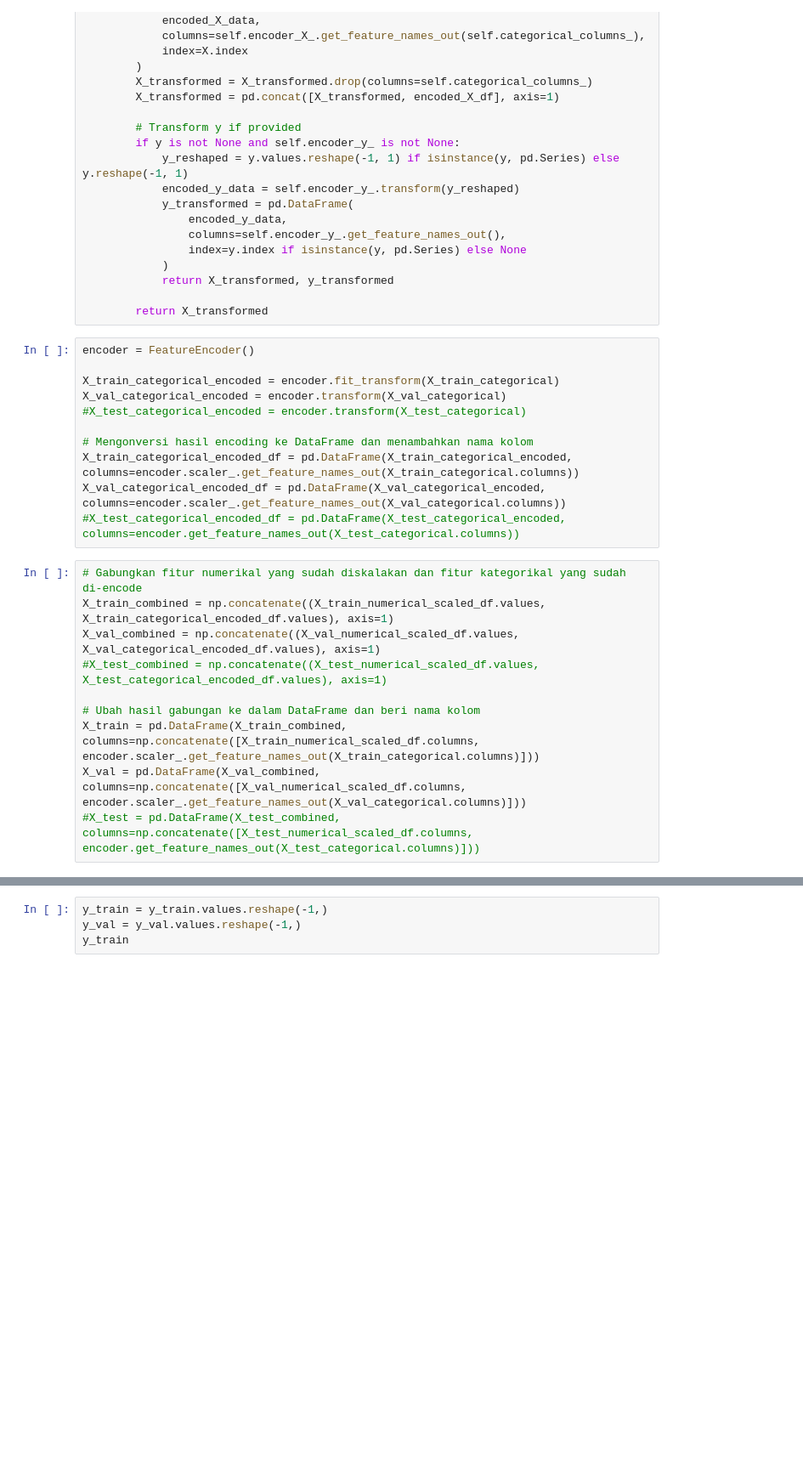
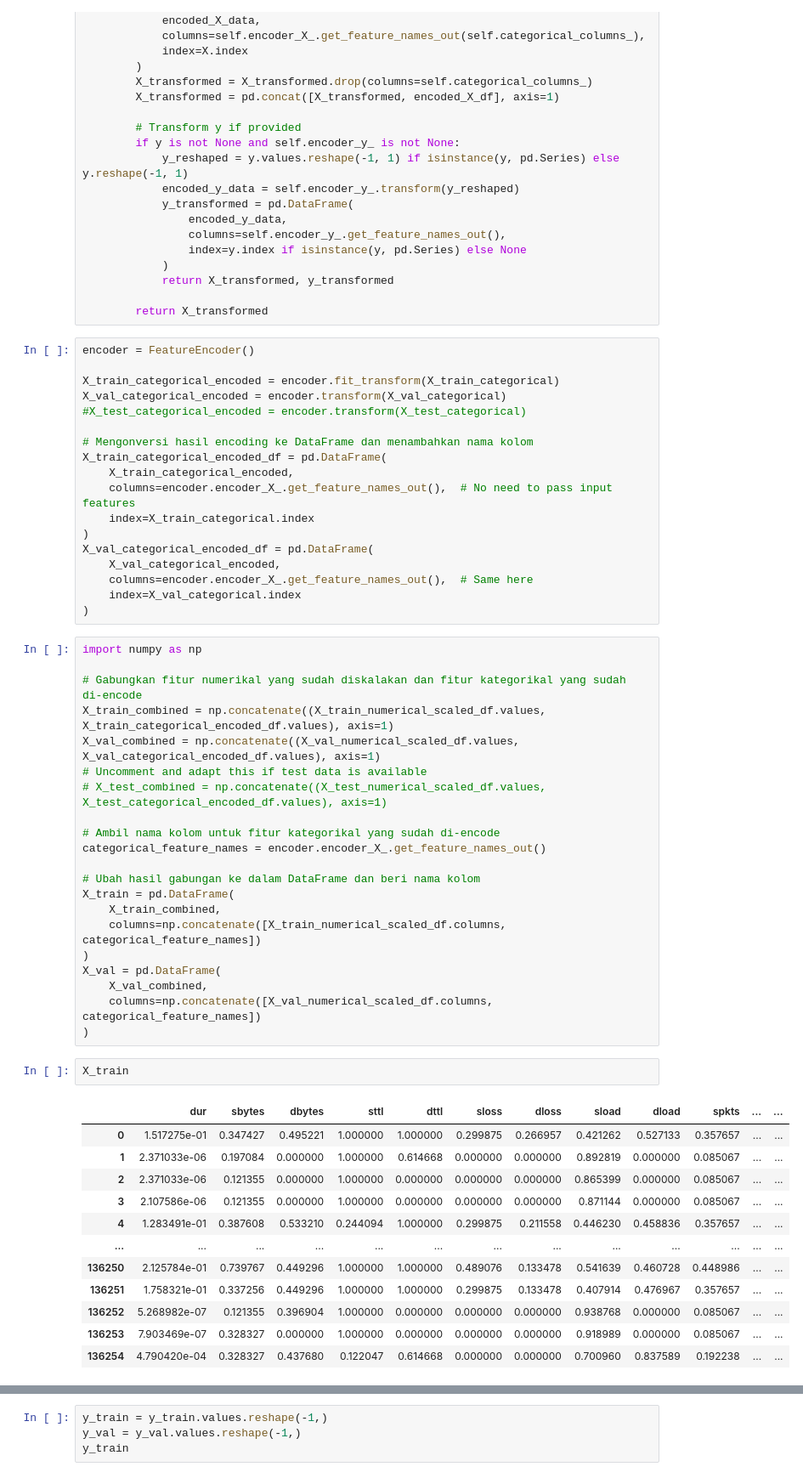
Before and after one commit to Kharris-Khisunica/Tubes2AI-Kelompok36, a Jupyter notebook: src/Copy_of_Tubes_2_AI_Kelompok_36.ipynb, the cells around one changed output, grey strips where cells are left out. Shown at 85% size. Saved outputs shown, nothing was run; the diff lists cells and outputs as text; blank space fills up the shorter version.

```diff
--- a/src/Copy_of_Tubes_2_AI_Kelompok_36.ipynb
+++ b/src/Copy_of_Tubes_2_AI_Kelompok_36.ipynb
@@ -947,16 +932,49 @@ X_val_categorical_encoded = encoder.transform(X_val_categorical)
 #X_test_categorical_encoded = encoder.transform(X_test_categorical)
 
 # Mengonversi hasil encoding ke DataFrame dan menambahkan nama kolom
-X_train_categorical_encoded_df = pd.DataFrame(X_train_categorical_encoded, columns=encoder.scaler_.get_feature_names_out(X_train_categorical.columns))
-X_val_categorical_encoded_df = pd.DataFrame(X_val_categorical_encoded, columns=encoder.scaler_.get_feature_names_out(X_val_categorical.columns))
-#X_test_categorical_encoded_df = pd.DataFrame(X_test_categorical_encoded, columns=encoder.get_feature_names_out(X_test_categorical.columns))
+X_train_categorical_encoded_df = pd.DataFrame(
+    X_train_categorical_encoded,
+    columns=encoder.encoder_X_.get_feature_names_out(),  # No need to pass input features
+    index=X_train_categorical.index
+)
+X_val_categorical_encoded_df = pd.DataFrame(
+    X_val_categorical_encoded,
+    columns=encoder.encoder_X_.get_feature_names_out(),  # Same here
+    index=X_val_categorical.index
+)
 # %%
+import numpy as np
+
 # Gabungkan fitur numerikal yang sudah diskalakan dan fitur kategorikal yang sudah di-encode
 X_train_combined = np.concatenate((X_train_numerical_scaled_df.values, X_train_categorical_encoded_df.values), axis=1)
 X_val_combined = np.concatenate((X_val_numerical_scaled_df.values, X_val_categorical_encoded_df.values), axis=1)
-#X_test_combined = np.concatenate((X_test_numerical_scaled_df.values, X_test_categorical_encoded_df.values), axis=1)
+# Uncomment and adapt this if test data is available
+# X_test_combined = np.concatenate((X_test_numerical_scaled_df.values, X_test_categorical_encoded_df.values), axis=1)
+
+# Ambil nama kolom untuk fitur kategorikal yang sudah di-encode
+categorical_feature_names = encoder.encoder_X_.get_feature_names_out()
 
 # Ubah hasil gabungan ke dalam DataFrame dan beri nama kolom
-X_train = pd.DataFrame(X_train_combined, columns=np.concatenate([X_train_numerical_scaled_df.columns, encoder.scaler_.get_feature_names_out(X_train_categorical.columns)]))
-X_val = pd.DataFrame(X_val_combined, columns=np.concatenate([X_val_numerical_scaled_df.columns, encoder.scaler_.get_feature_names_out(X_val_categorical.columns)]))
-#X_test = pd.DataFrame(X_test_combined, columns=np.concatenate([X_test_numerical_scaled_df.columns, encoder.get_feature_names_out(X_test_categorical.columns)]))
+X_train = pd.DataFrame(
+    X_train_combined,
+    columns=np.concatenate([X_train_numerical_scaled_df.columns, categorical_feature_names])
+)
+X_val = pd.DataFrame(
+    X_val_combined,
+    columns=np.concatenate([X_val_numerical_scaled_df.columns, categorical_feature_names])
+)
+# %%
+X_train
+# %% [output]
+|  | dur | sbytes | dbytes | sttl | dttl | sloss | dloss | sload | dload | spkts | ... | ... |
+| 0 | 1.517275e-01 | 0.347427 | 0.495221 | 1.000000 | 1.000000 | 0.299875 | 0.266957 | 0.421262 | 0.527133 | 0.357657 | ... | ... |
+| 1 | 2.371033e-06 | 0.197084 | 0.000000 | 1.000000 | 0.614668 | 0.000000 | 0.000000 | 0.892819 | 0.000000 | 0.085067 | ... | ... |
+| 2 | 2.371033e-06 | 0.121355 | 0.000000 | 1.000000 | 0.000000 | 0.000000 | 0.000000 | 0.865399 | 0.000000 | 0.085067 | ... | ... |
+| 3 | 2.107586e-06 | 0.121355 | 0.000000 | 1.000000 | 0.000000 | 0.000000 | 0.000000 | 0.871144 | 0.000000 | 0.085067 | ... | ... |
+| 4 | 1.283491e-01 | 0.387608 | 0.533210 | 0.244094 | 1.000000 | 0.299875 | 0.211558 | 0.446230 | 0.458836 | 0.357657 | ... | ... |
+| ... | ... | ... | ... | ... | ... | ... | ... | ... | ... | ... | ... | ... |
+| 136250 | 2.125784e-01 | 0.739767 | 0.449296 | 1.000000 | 1.000000 | 0.489076 | 0.133478 | 0.541639 | 0.460728 | 0.448986 | ... | ... |
+| 136251 | 1.758321e-01 | 0.337256 | 0.449296 | 1.000000 | 1.000000 | 0.299875 | 0.133478 | 0.407914 | 0.476967 | 0.357657 | ... | ... |
+| 136252 | 5.268982e-07 | 0.121355 | 0.396904 | 1.000000 | 0.000000 | 0.000000 | 0.000000 | 0.938768 | 0.000000 | 0.085067 | ... | ... |
+| 136253 | 7.903469e-07 | 0.328327 | 0.000000 | 1.000000 | 0.000000 | 0.000000 | 0.000000 | 0.918989 | 0.000000 | 0.085067 | ... | ... |
+| 136254 | 4.790420e-04 | 0.328327 | 0.437680 | 0.122047 | 0.614668 | 0.000000 | 0.000000 | 0.700960 | 0.837589 | 0.192238 | ... | ... |
```
Also changed, not shown: parts of 10 cells of this notebook.
